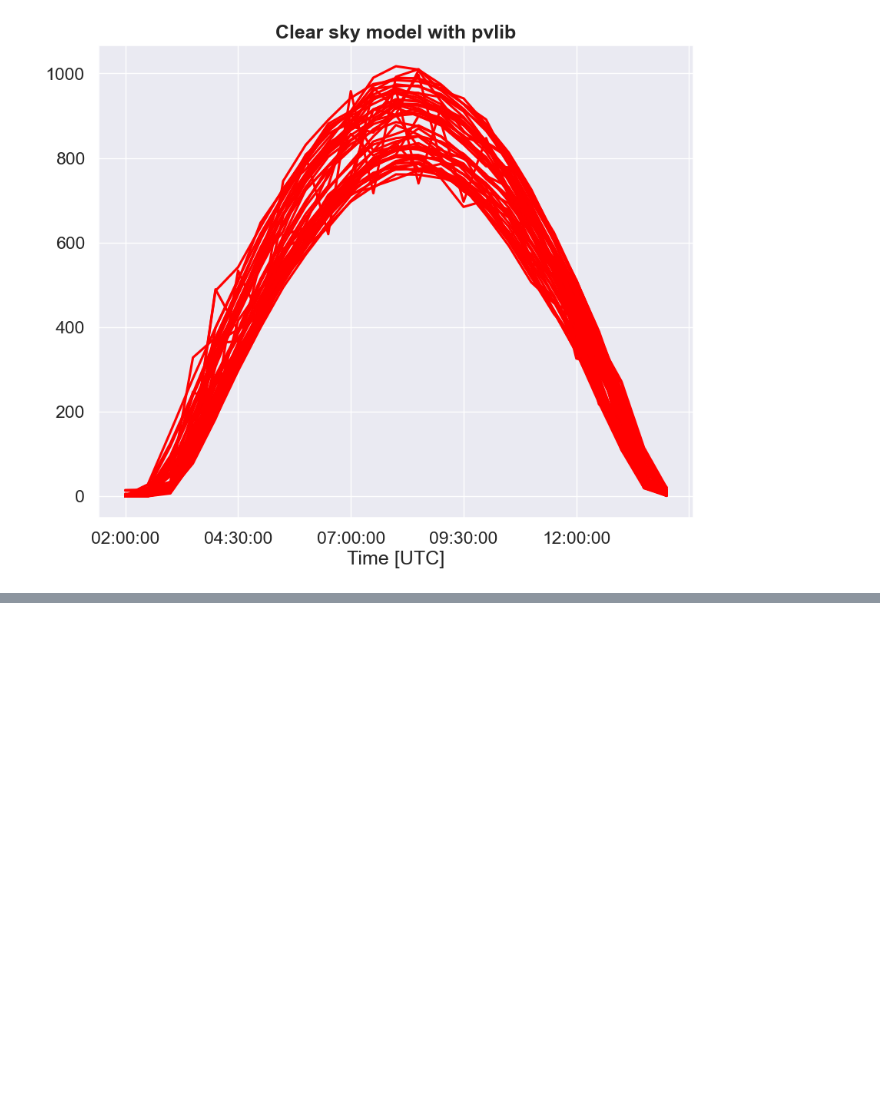
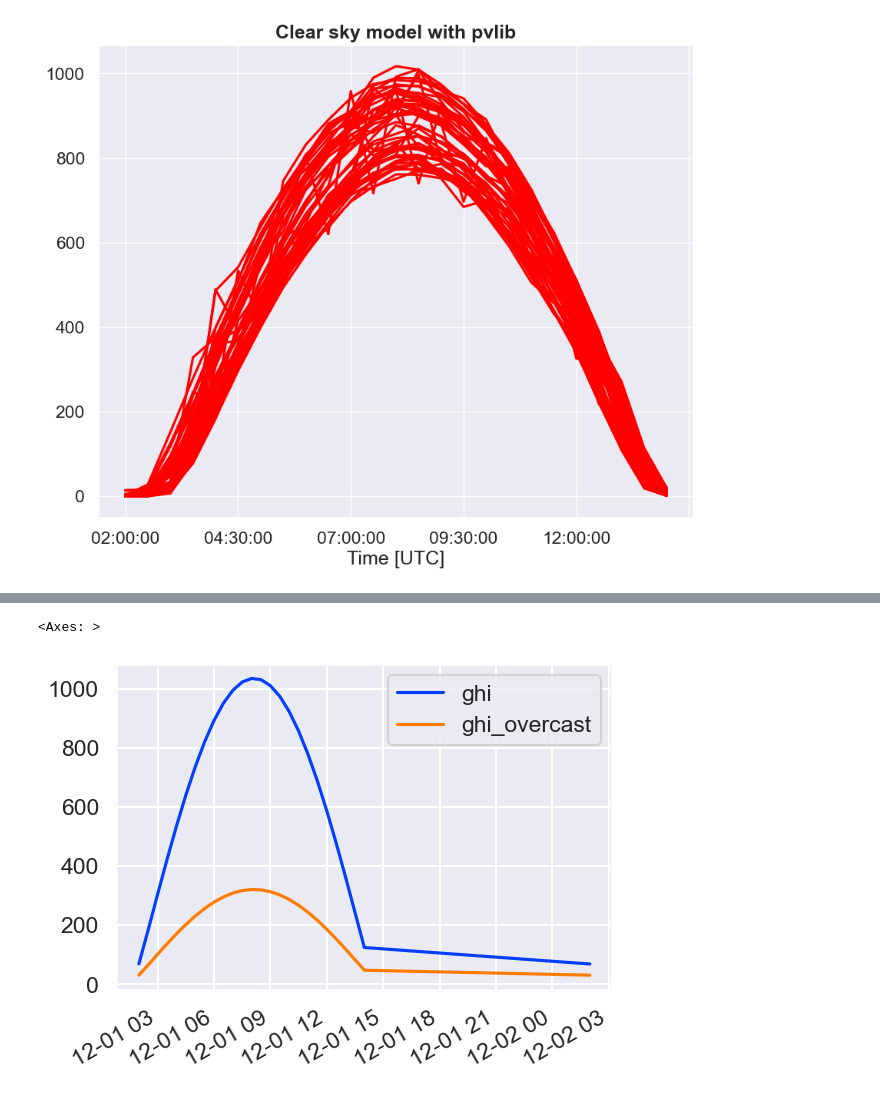
Before and after one commit to GRerwan/code_stage_M1_v2, a Jupyter notebook: Daily_classifiaction_Pvlib.ipynb, the cells around one changed output, grey strips where cells are left out. Cells and saved outputs as stored; diff of their text form; code cells hidden in the pictures; blank space fills up the shorter version.

```diff
--- a/Daily_classifiaction_Pvlib.ipynb
+++ b/Daily_classifiaction_Pvlib.ipynb
@@ -540,0 +801,16 @@ Nombre de journée de ciel clair : 52
+# %%
+
+
+# Example values
+cloud_cover = 70  # 50% cloud cover
+ghi_clear = cs['ghi']  # clear-sky GHI in W/m^2
+offset = 10  # optional offset value
+
+# Linear conversion function
+def cloud_cover_to_ghi_linear(cloud_cover, ghi_clear, offset):
+    return ghi_clear * (1 - cloud_cover / 100) + offset
+
+# Apply the function to clear-sky GHI to get the overcast GHI
+ghi_overcast = cloud_cover_to_ghi_linear(cloud_cover, ghi_clear, offset)
+cs['ghi_overcast'] = ghi_overcast.tolist()
+cs
@@ -540,0 +831,5 @@ Nombre de journée de ciel clair : 52
+# %%
+cs['2008-12-01 02:00:00+00:00':'2008-12-02 02:00:00+00:00'].plot()
+# %% [output]
+<Axes: >
+[figure, added]
```
Also changed, not shown: parts of 19 cells of this notebook.
